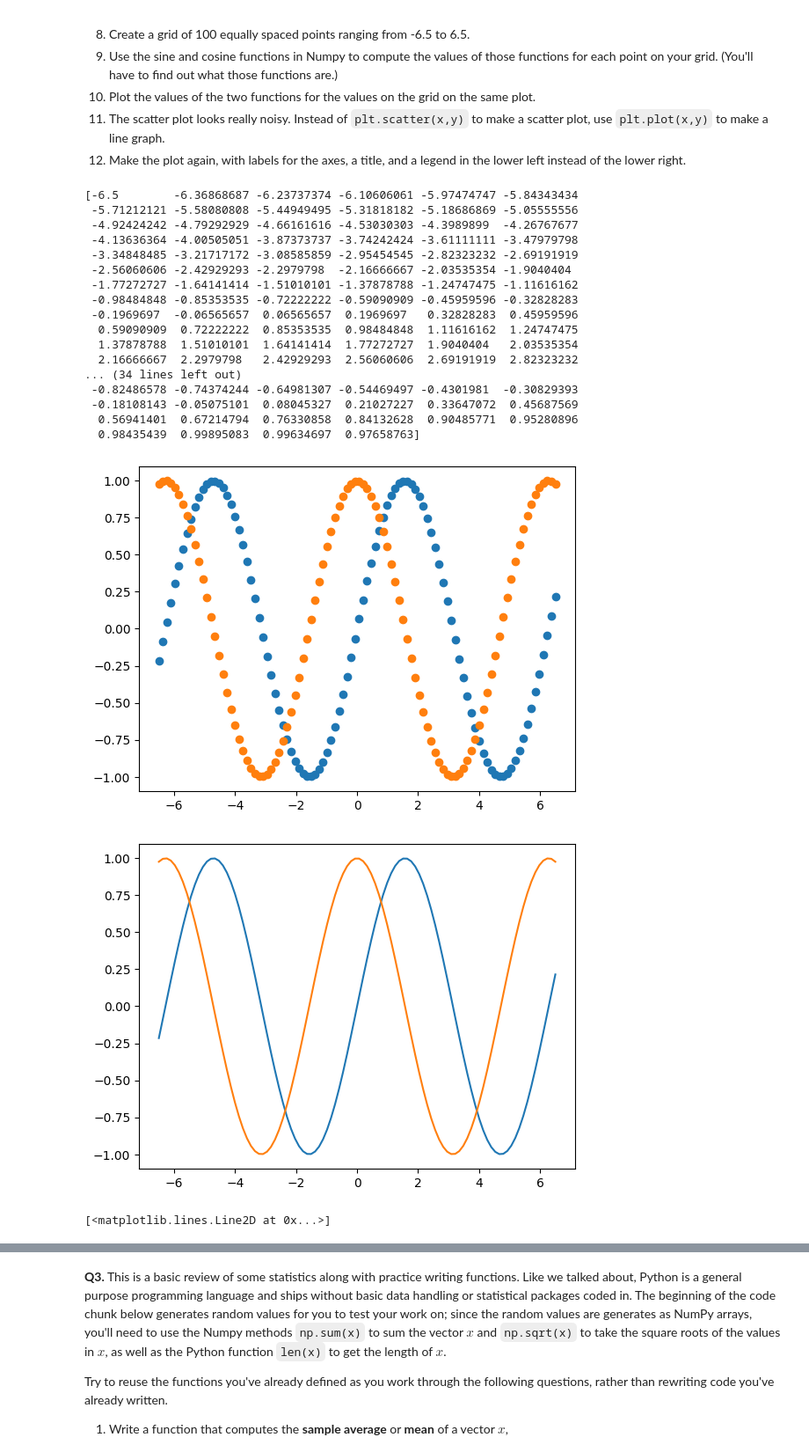
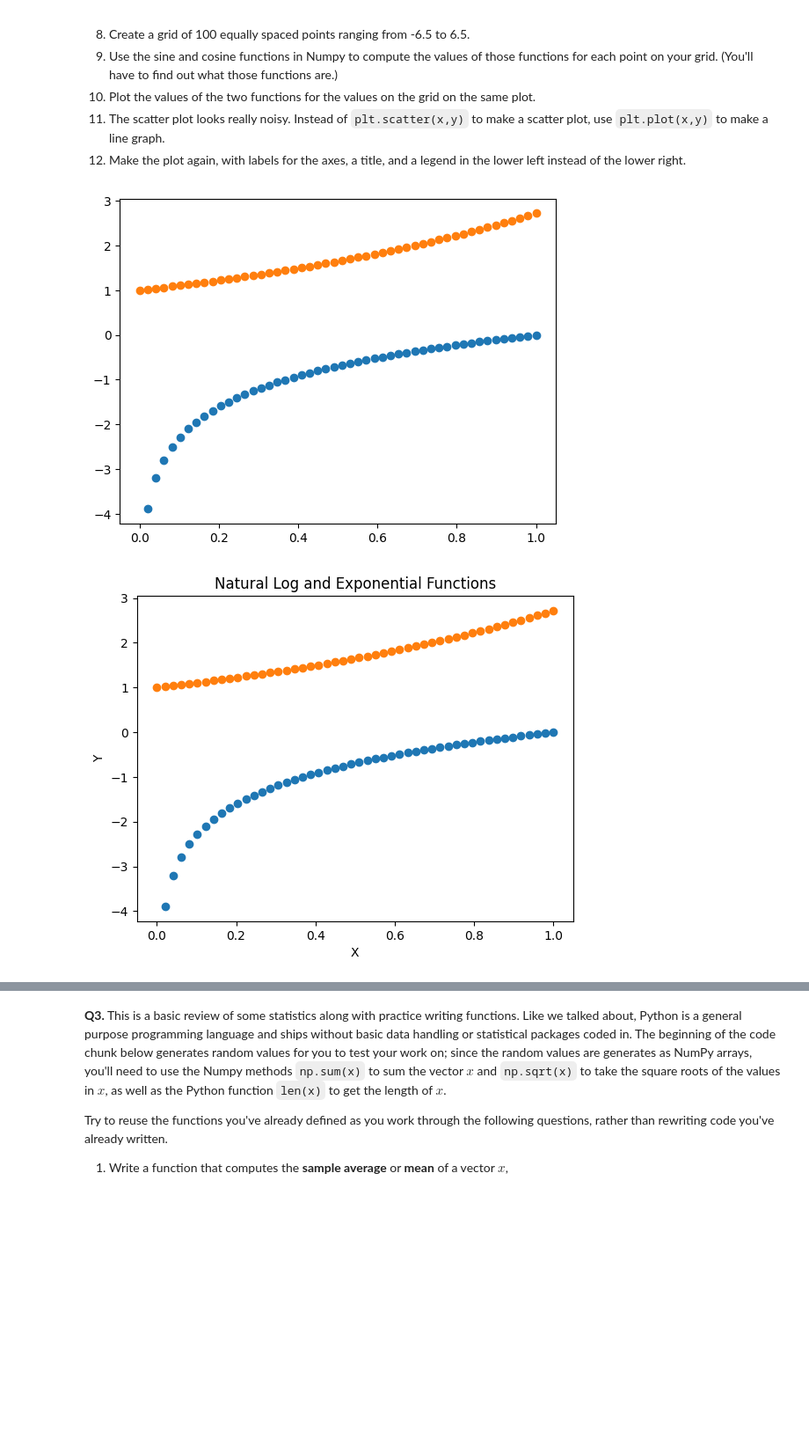
Before and after one commit to borayd3/programming, a Jupyter notebook: assignment/assignment_programming.ipynb, the cells around one changed output, grey strips where cells are left out. Shown: that part at 88% size. Drawn from its saved outputs; the diff is of its cells as text; code cells hidden in the pictures; blank space fills up the shorter version.

```diff
--- a/assignment/assignment_programming.ipynb
+++ b/assignment/assignment_programming.ipynb
@@ -33,41 +33,57 @@ Now do it again, with slightly less direction:
 # %%
 import numpy as np
 import matplotlib.pyplot as plt
 
-grid1 = np.linspace(-6.5,6.5,100)
-print(grid1)
+#Q2 1-7
+grid1 = np.linspace(0,1,50)
 
-sin_grid1 = np.sin(grid1)
-cos_grid1 = np.cos(grid1)
-print(sin_grid1, cos_grid1)
-plt.scatter (grid1, sin_grid1)
-plt.scatter(grid1, cos_grid1)
+y = np.log(grid1)
+z = np.exp(grid1)
+
+plt.scatter(grid1,y)
+plt.scatter(grid1,z)
 plt.show()
 
-plt.plot(grid1, sin_grid1)
-plt.plot(grid1, cos_grid1)
+plt.scatter(grid1,y)
+plt.scatter(grid1,z)
+plt.xlabel("X")
+plt.ylabel("Y")
+plt.title("Natural Log and Exponential Functions")
 plt.show()
 
-plt.plot(grid1, sin_grid1)
-plt.plot(grid1, cos_grid1)
+plt.scatter(grid1,y, label = "Natural Log")
+plt.scatter(grid1,z, label = "Exponential")
+plt.xlabel("X")
+plt.ylabel("Y")
+plt.title("Natural Log and Exponential Functions")
+plt.legend(loc = "lower right")
+plt.show()
+
+# Q2 8-12
+
+grid2 = np.linspace(-6.5,6.5,100)
+print(grid2, '\n')
+
+sin_grid2 = np.sin(grid2)
+cos_grid2 = np.cos(grid2)
+print(sin_grid2, '\n')
+print(cos_grid2, '\n')
+plt.scatter (grid2, sin_grid2)
+plt.scatter(grid2, cos_grid2)
+plt.show()
+
+plt.plot (grid2, sin_grid2)
+plt.plot (grid2, cos_grid2)
+plt.show()
+
+plt.plot(grid2, sin_grid2, label = "Sine")
+plt.plot(grid2, cos_grid2, label = "Cosine")
+plt.xlabel("X")
+plt.ylabel("Y")
+plt.title("Sine and Cosine of Grid2")
+plt.legend(loc = "lower left")
+
+plt.show()
 # %% [output]
-[-6.5        -6.36868687 -6.23737374 -6.10606061 -5.97474747 -5.84343434
- -5.71212121 -5.58080808 -5.44949495 -5.31818182 -5.18686869 -5.05555556
- -4.92424242 -4.79292929 -4.66161616 -4.53030303 -4.3989899  -4.26767677
- -4.13636364 -4.00505051 -3.87373737 -3.74242424 -3.61111111 -3.47979798
- -3.34848485 -3.21717172 -3.08585859 -2.95454545 -2.82323232 -2.69191919
- -2.56060606 -2.42929293 -2.2979798  -2.16666667 -2.03535354 -1.9040404
- -1.77272727 -1.64141414 -1.51010101 -1.37878788 -1.24747475 -1.11616162
- -0.98484848 -0.85353535 -0.72222222 -0.59090909 -0.45959596 -0.32828283
- -0.1969697  -0.06565657  0.06565657  0.1969697   0.32828283  0.45959596
-  0.59090909  0.72222222  0.85353535  0.98484848  1.11616162  1.24747475
-  1.37878788  1.51010101  1.64141414  1.77272727  1.9040404   2.03535354
-  2.16666667  2.2979798   2.42929293  2.56060606  2.69191919  2.82323232
-... (34 lines left out)
- -0.82486578 -0.74374244 -0.64981307 -0.54469497 -0.4301981  -0.30829393
- -0.18108143 -0.05075101  0.08045327  0.21027227  0.33647072  0.45687569
-  0.56941401  0.67214794  0.76330858  0.84132628  0.90485771  0.95280896
-  0.98435439  0.99895083  0.99634697  0.97658763]
-[figure, old version]
+[figure, new version]
-[figure, old version]
+[figure, new version]
-[<matplotlib.lines.Line2D at 0x...>]
```
Also changed, not shown: parts of 2 cells of this notebook, 1 other file.
